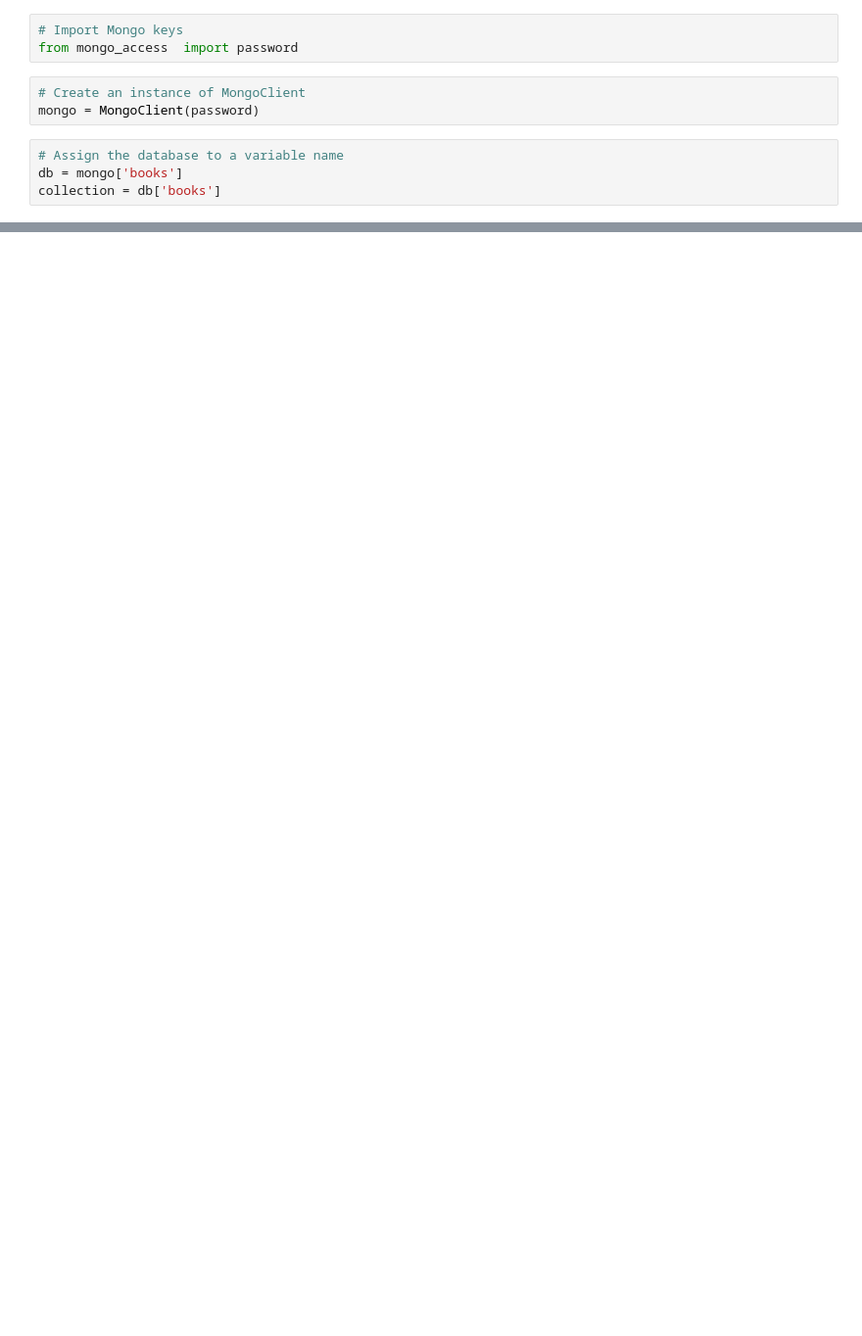
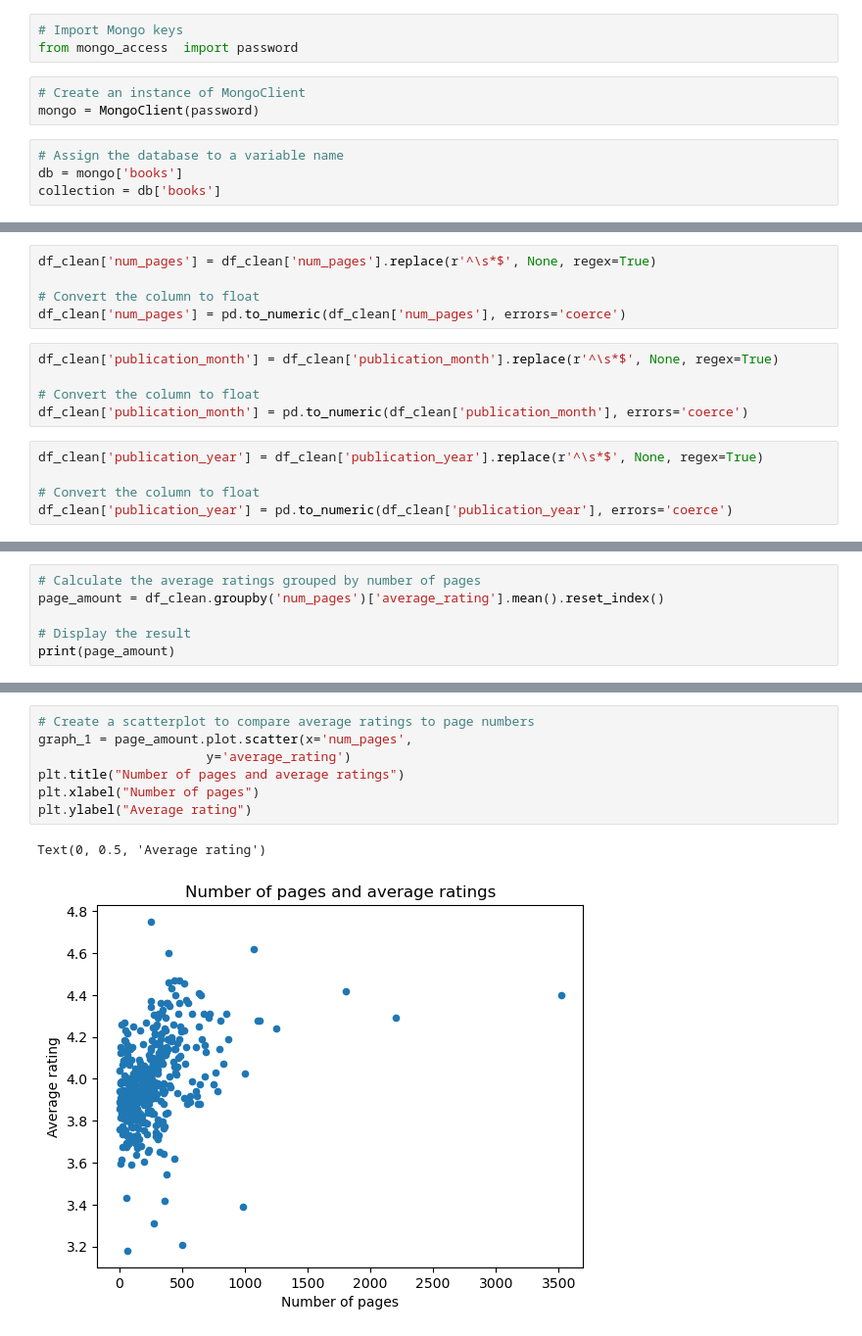
Before and after one commit to MelissaJ4/Project-4, a Jupyter notebook: Dataframe_analysis_mj.ipynb, the cells around one changed output, grey strips where cells are left out. Shown: that part at 98% size. Drawn from its saved outputs; the diff is of its cells as text; blank space fills up the shorter version.

```diff
--- a/Dataframe_analysis_mj.ipynb
+++ b/Dataframe_analysis_mj.ipynb
@@ -240,0 +72,15 @@ result_df.head(10)
+# %%
+df_clean['num_pages'] = df_clean['num_pages'].replace(r'^\s*$', None, regex=True)
+
+# Convert the column to float
+df_clean['num_pages'] = pd.to_numeric(df_clean['num_pages'], errors='coerce')
+# %%
+df_clean['publication_month'] = df_clean['publication_month'].replace(r'^\s*$', None, regex=True)
+
+# Convert the column to float
+df_clean['publication_month'] = pd.to_numeric(df_clean['publication_month'], errors='coerce')
+# %%
+df_clean['publication_year'] = df_clean['publication_year'].replace(r'^\s*$', None, regex=True)
+
+# Convert the column to float
+df_clean['publication_year'] = pd.to_numeric(df_clean['publication_year'], errors='coerce')
@@ -240,0 +141,6 @@ result_df.head(10)
+# %%
+# Calculate the average ratings grouped by number of pages
+page_amount = df_clean.groupby('num_pages')['average_rating'].mean().reset_index()
+
+# Display the result
+print(page_amount)
@@ -240,0 +174,10 @@ result_df.head(10)
+# %%
+# Create a scatterplot to compare average ratings to page numbers
+graph_1 = page_amount.plot.scatter(x='num_pages',
+                      y='average_rating')
+plt.title("Number of pages and average ratings")
+plt.xlabel("Number of pages")
+plt.ylabel("Average rating")
+# %% [output]
+Text(0, 0.5, 'Average rating')
+[figure, added]
```
Also changed, not shown: parts of 30 cells of this notebook.
